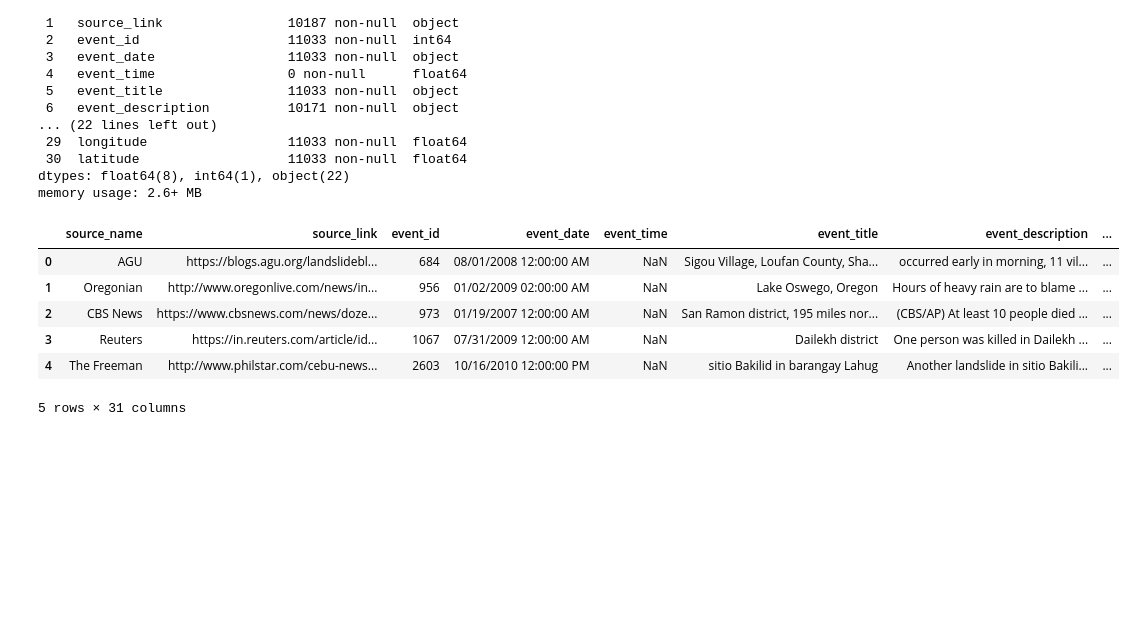
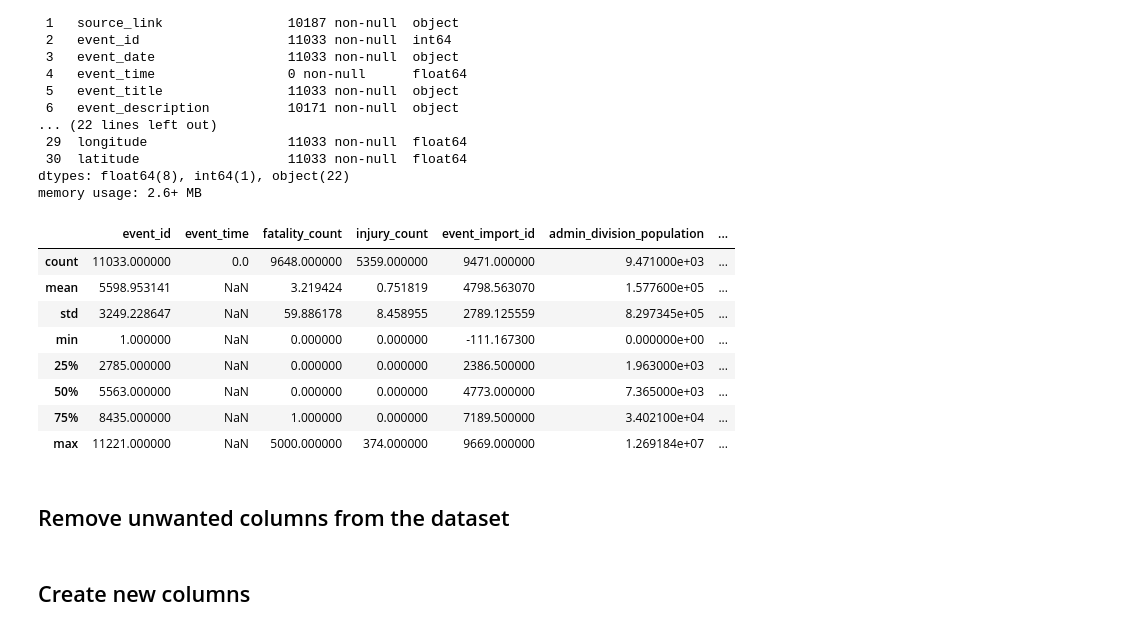
Before and after one commit to n-ferrante/Global_Landslides, a Jupyter notebook: notebooks/01_data_preprocessing.ipynb, the cells around one changed output. Drawn from its saved outputs; the diff is of its cells as text; code cells hidden in the pictures; blank space fills up the shorter version.

Commit message:
Modified/added columns in the data preprocessing, identified unique levels of categorical columns and examined outliers

```diff
--- a/notebooks/01_data_preprocessing.ipynb
+++ b/notebooks/01_data_preprocessing.ipynb
@@ -3,2 +7,3 @@ import pandas as pd
 # %%
-landslide = pd.read_csv("data/Global_Landslide.csv")
+landslide = pd.read_csv("../data/Global_Landslide.csv")
+landslide.head()
@@ -23,15 +42,19 @@ Data columns (total 31 columns):
 dtypes: float64(8), int64(1), object(22)
 memory usage: 2.6+ MB
 # %%
-landslide.head()
+landslide.describe()
 # %% [output]
-|  | source_name | source_link | event_id | event_date | event_time | event_title | event_description | ... |
-| 0 | AGU | https://blogs.agu.org/landslidebl... | 684 | 08/01/2008 12:00:00 AM | NaN | Sigou Village, Loufan County, Sha... | occurred early in morning, 11 vil... | ... |
-| 1 | Oregonian | http://www.oregonlive.com/news/in... | 956 | 01/02/2009 02:00:00 AM | NaN | Lake Oswego, Oregon | Hours of heavy rain are to blame ... | ... |
-| 2 | CBS News | https://www.cbsnews.com/news/doze... | 973 | 01/19/2007 12:00:00 AM | NaN | San Ramon district, 195 miles nor... | (CBS/AP) At least 10 people died ... | ... |
-| 3 | Reuters | https://in.reuters.com/article/id... | 1067 | 07/31/2009 12:00:00 AM | NaN | Dailekh district | One person was killed in Dailekh ... | ... |
-| 4 | The Freeman | http://www.philstar.com/cebu-news... | 2603 | 10/16/2010 12:00:00 PM | NaN | sitio Bakilid in barangay Lahug | Another landslide in sitio Bakili... | ... |
+|  | event_id | event_time | fatality_count | injury_count | event_import_id | admin_division_population | ... |
+| count | 11033.000000 | 0.0 | 9648.000000 | 5359.000000 | 9471.000000 | 9.471000e+03 | ... |
+| mean | 5598.953141 | NaN | 3.219424 | 0.751819 | 4798.563070 | 1.577600e+05 | ... |
+| std | 3249.228647 | NaN | 59.886178 | 8.458955 | 2789.125559 | 8.297345e+05 | ... |
+| min | 1.000000 | NaN | 0.000000 | 0.000000 | -111.167300 | 0.000000e+00 | ... |
+| 25% | 2785.000000 | NaN | 0.000000 | 0.000000 | 2386.500000 | 1.963000e+03 | ... |
+| 50% | 5563.000000 | NaN | 0.000000 | 0.000000 | 4773.000000 | 7.365000e+03 | ... |
+| 75% | 8435.000000 | NaN | 1.000000 | 0.000000 | 7189.500000 | 3.402100e+04 | ... |
+| max | 11221.000000 | NaN | 5000.000000 | 374.000000 | 9669.000000 | 1.269184e+07 | ... |
-5 rows × 31 columns
+# %% [markdown]
+## Remove unwanted columns from the dataset
 # %%
 # Select columns to remove
 remove_cols = ["source_name",
@@ -59,0 +77,2 @@ landslideCleaned['event_time'] = landslideCleaned['event_date'].dt.time
+# %% [markdown]
+## Create new columns
```
Also changed, not shown: parts of 16 cells of this notebook.
